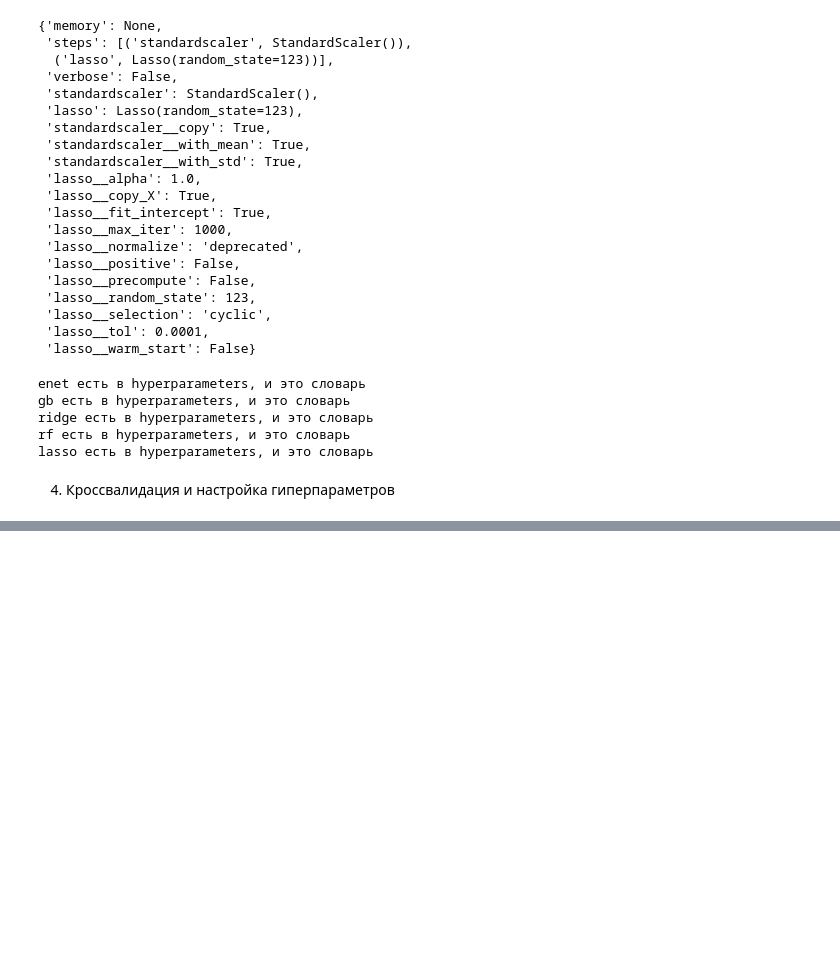
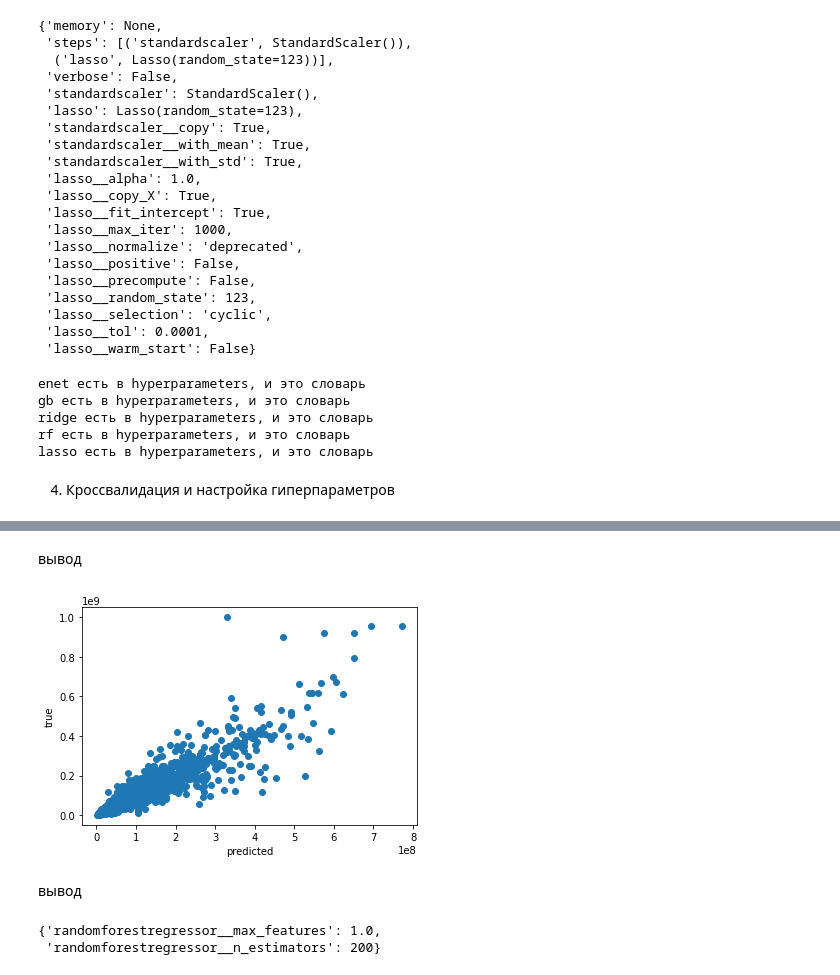
Before and after one commit to AlexShabanova/cian_project, a Jupyter notebook: application/model_training.ipynb, the cells around one changed output, grey strips where cells are left out. Cells and saved outputs as stored; diff of their text form; code cells hidden in the pictures; blank space fills up the shorter version.

```diff
--- a/application/model_training.ipynb
+++ b/application/model_training.ipynb
@@ -219,0 +264,18 @@ pip install tensorflow
+# %% [markdown]
+вывод
+# %%
+rf_pred = fitted_models['rf'].predict(X_test)
+plt.scatter(rf_pred, y_test)
+plt.xlabel('predicted')
+plt.ylabel('true')
+plt.show()
+# %% [output]
+[figure, added]
+# %% [markdown]
+вывод
+# %%
+# гиперпараметры лучшей модели
+fitted_models['rf'].best_params_
+# %% [output]
+{'randomforestregressor__max_features': 1.0,
+ 'randomforestregressor__n_estimators': 200}
```
Also changed, not shown: parts of 13 cells of this notebook, 5 other files.
